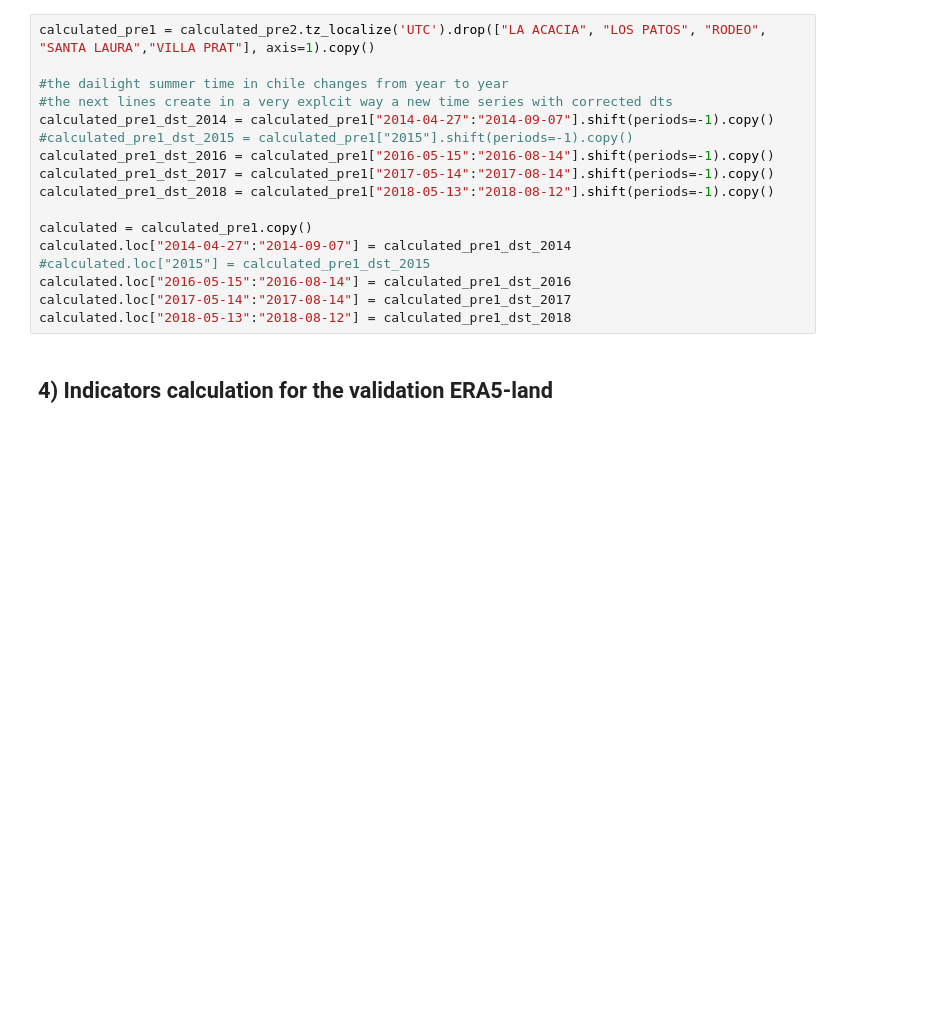
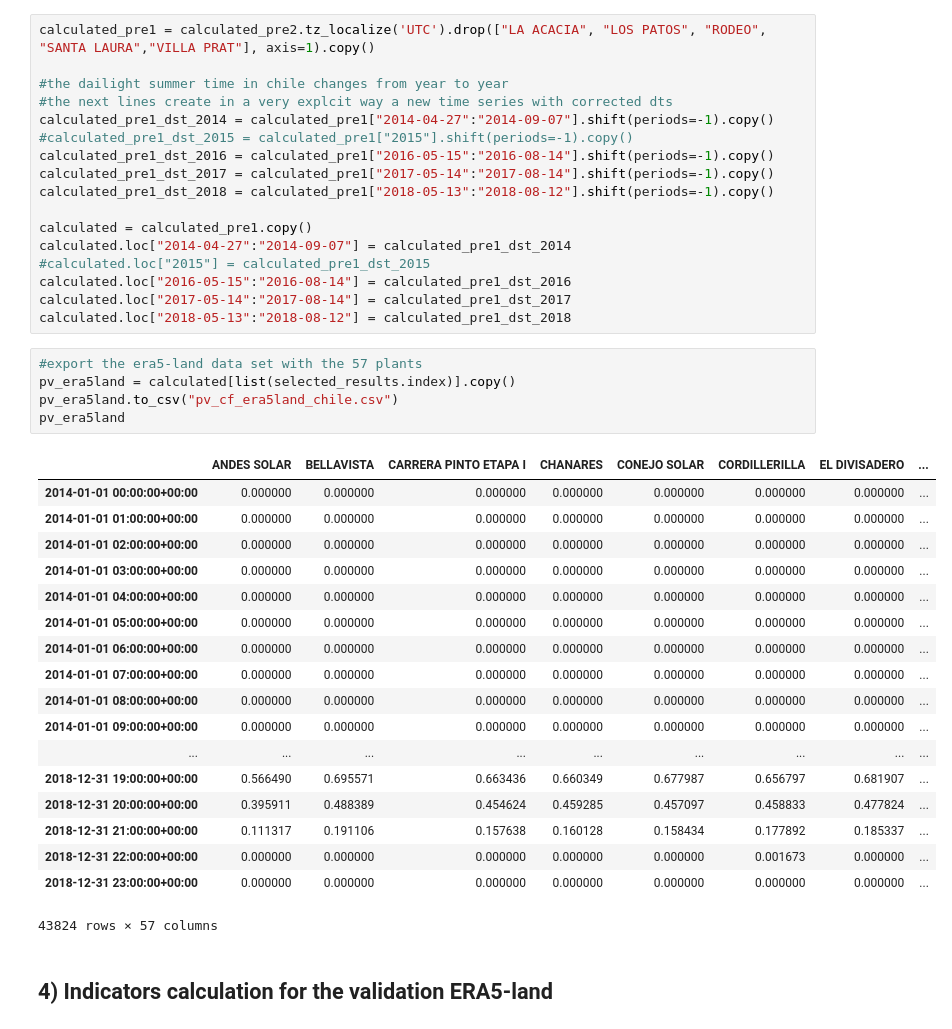
Before and after one commit to inwe-boku/PV_from_era5, a Jupyter notebook: pv_validation_ERA5_land.ipynb, the cells around one changed output. Drawn from its saved outputs; the diff is of its cells as text; blank space fills up the shorter version.

```diff
--- a/pv_validation_ERA5_land.ipynb
+++ b/pv_validation_ERA5_land.ipynb
@@ -236,6 +286,30 @@ calculated.loc["2014-04-27":"2014-09-07"] = calculated_pre1_dst_2014
 calculated.loc["2016-05-15":"2016-08-14"] = calculated_pre1_dst_2016
 calculated.loc["2017-05-14":"2017-08-14"] = calculated_pre1_dst_2017
 calculated.loc["2018-05-13":"2018-08-12"] = calculated_pre1_dst_2018
+# %%
+#export the era5-land data set with the 57 plants
+pv_era5land = calculated[list(selected_results.index)].copy()
+pv_era5land.to_csv("pv_cf_era5land_chile.csv")
+pv_era5land
+# %% [output]
+|  | ANDES SOLAR | BELLAVISTA | CARRERA PINTO ETAPA I | CHANARES | CONEJO SOLAR | CORDILLERILLA | EL DIVISADERO | ... |
+| 2014-01-01 00:00:00+00:00 | 0.000000 | 0.000000 | 0.000000 | 0.000000 | 0.000000 | 0.000000 | 0.000000 | ... |
+| 2014-01-01 01:00:00+00:00 | 0.000000 | 0.000000 | 0.000000 | 0.000000 | 0.000000 | 0.000000 | 0.000000 | ... |
+| 2014-01-01 02:00:00+00:00 | 0.000000 | 0.000000 | 0.000000 | 0.000000 | 0.000000 | 0.000000 | 0.000000 | ... |
+| 2014-01-01 03:00:00+00:00 | 0.000000 | 0.000000 | 0.000000 | 0.000000 | 0.000000 | 0.000000 | 0.000000 | ... |
+| 2014-01-01 04:00:00+00:00 | 0.000000 | 0.000000 | 0.000000 | 0.000000 | 0.000000 | 0.000000 | 0.000000 | ... |
+| 2014-01-01 05:00:00+00:00 | 0.000000 | 0.000000 | 0.000000 | 0.000000 | 0.000000 | 0.000000 | 0.000000 | ... |
+| 2014-01-01 06:00:00+00:00 | 0.000000 | 0.000000 | 0.000000 | 0.000000 | 0.000000 | 0.000000 | 0.000000 | ... |
+| 2014-01-01 07:00:00+00:00 | 0.000000 | 0.000000 | 0.000000 | 0.000000 | 0.000000 | 0.000000 | 0.000000 | ... |
+| 2014-01-01 08:00:00+00:00 | 0.000000 | 0.000000 | 0.000000 | 0.000000 | 0.000000 | 0.000000 | 0.000000 | ... |
+| 2014-01-01 09:00:00+00:00 | 0.000000 | 0.000000 | 0.000000 | 0.000000 | 0.000000 | 0.000000 | 0.000000 | ... |
+| ... | ... | ... | ... | ... | ... | ... | ... | ... |
+| 2018-12-31 19:00:00+00:00 | 0.566490 | 0.695571 | 0.663436 | 0.660349 | 0.677987 | 0.656797 | 0.681907 | ... |
+| 2018-12-31 20:00:00+00:00 | 0.395911 | 0.488389 | 0.454624 | 0.459285 | 0.457097 | 0.458833 | 0.477824 | ... |
+| 2018-12-31 21:00:00+00:00 | 0.111317 | 0.191106 | 0.157638 | 0.160128 | 0.158434 | 0.177892 | 0.185337 | ... |
+| 2018-12-31 22:00:00+00:00 | 0.000000 | 0.000000 | 0.000000 | 0.000000 | 0.000000 | 0.001673 | 0.000000 | ... |
+| 2018-12-31 23:00:00+00:00 | 0.000000 | 0.000000 | 0.000000 | 0.000000 | 0.000000 | 0.000000 | 0.000000 | ... |
+43824 rows × 57 columns
 # %% [markdown]
 ## 4) Indicators calculation for the validation ERA5-land
 # %%
```
Also changed, not shown: parts of 35 cells of this notebook.
